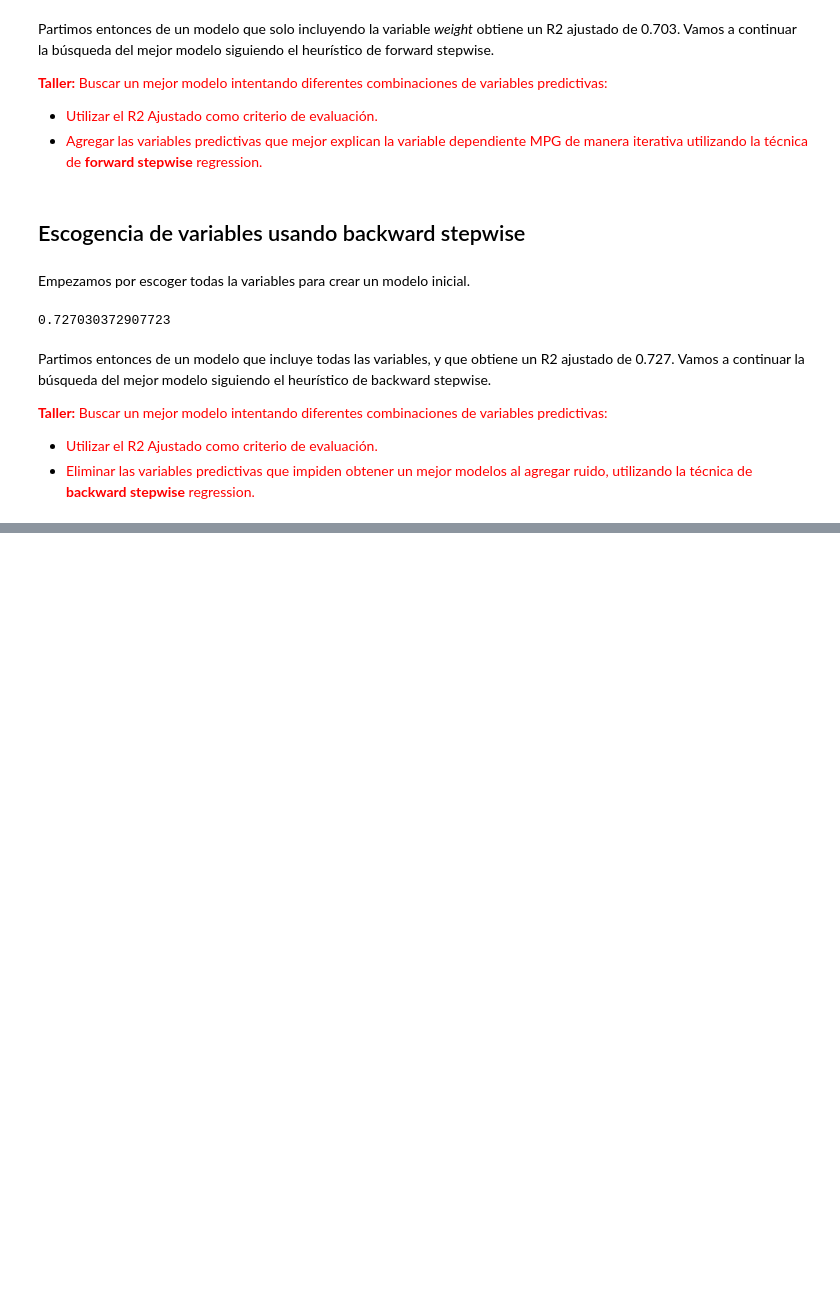
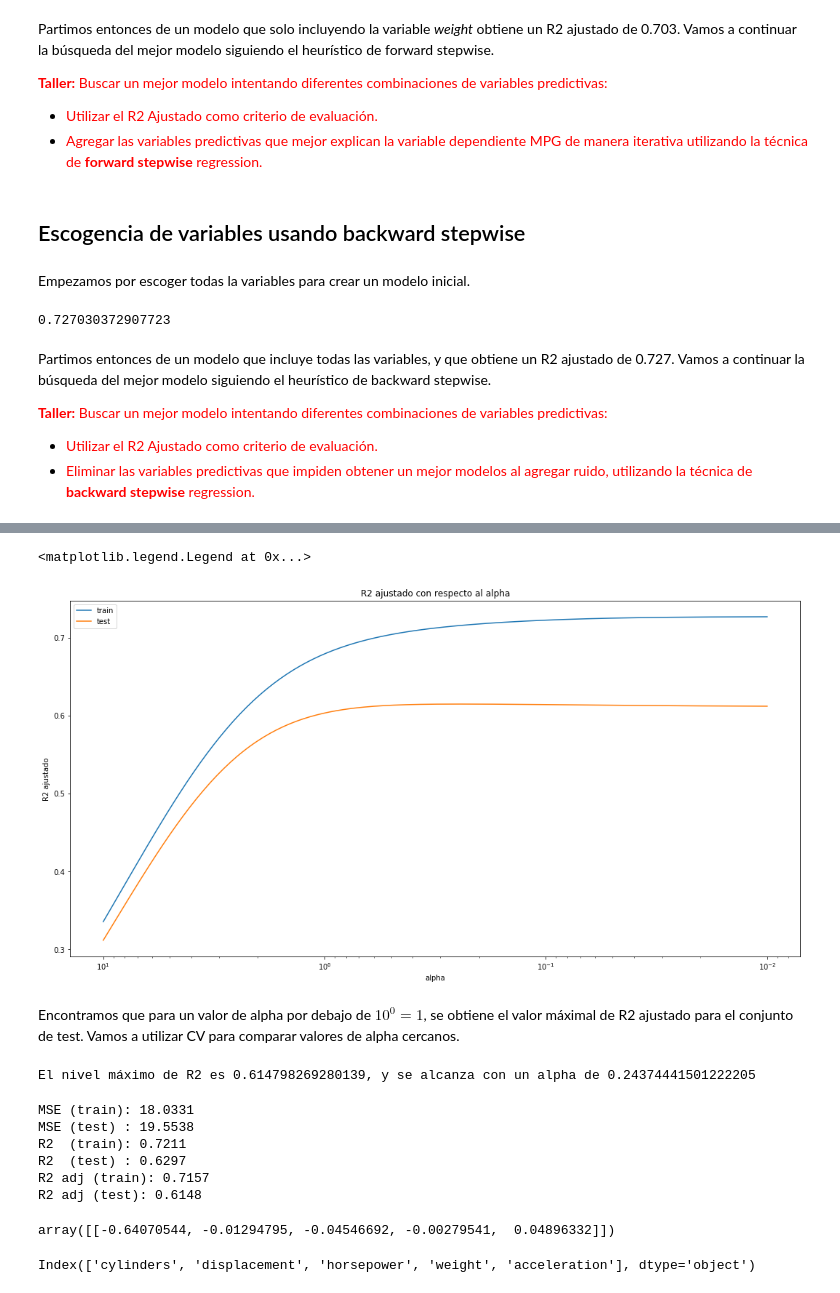
Before and after one commit to urcuqui/Ciencia-de-datos-ICESI, a Jupyter notebook: pregrado/10 - Sup-LinReg+LogReg+NN/01_Regresión Lineal - 1 - MPG - STUD.ipynb, the cells around one changed output, grey strips where cells are left out. Drawn from its saved outputs; the diff is of its cells as text; code cells hidden in the pictures; blank space fills up the shorter version.

```diff
--- a/pregrado/10 - Sup-LinReg+LogReg+NN/01_Regresión Lineal - 1 - MPG - STUD.ipynb
+++ b/pregrado/10 - Sup-LinReg+LogReg+NN/01_Regresión Lineal - 1 - MPG - STUD.ipynb
@@ -350,0 +360,3 @@ Partimos entonces de un modelo que incluye todas las variables, y que obtiene un
+# %%
+regr = linear_model.LinearRegression(normalize=True)
+regr.fit(train_x, train_y)
@@ -350,0 +476,54 @@ Partimos entonces de un modelo que incluye todas las variables, y que obtiene un
+# %%
+plt.figure(figsize=(18,9))
+ax = plt.gca()
+plt.plot(alphas, r2adj_vecs)
+ax.set_xscale('log')
+ax.set_xlim(ax.get_xlim()[::-1])  # reverse axis
+plt.axis('tight')
+plt.xlabel('alpha')
+plt.ylabel('R2 ajustado')
+plt.title('R2 ajustado con respecto al alpha')
+plt.legend(['train', 'test'])
+# %% [output]
+<matplotlib.legend.Legend at 0x...>
+[figure, added]
+# %% [markdown]
+Encontramos que para un valor de alpha por debajo de $10^0=1$, se obtiene el valor máximal de R2 ajustado para el conjunto de test.
+Vamos a utilizar CV para comparar valores de alpha cercanos.
+# %%
+indiceMax = np.argmax(r2adj_test_vec)
+r2Max = r2adj_test_vec[indiceMax]
+alphaMax = alphas[indiceMax]
+print("El nivel máximo de R2 es {}, y se alcanza con un alpha de {}".format(r2Max, alphaMax))
+# %% [output]
+El nivel máximo de R2 es 0.614798269280139, y se alcanza con un alpha de 0.24374441501222205
+# %%
+ridgereg = linear_model.Ridge(alpha=alphaMax, normalize=True)
+ridgereg.fit(train_x, train_y)
+
+train_y_pred = ridgereg.predict(train_x)
+test_y_pred = ridgereg.predict(test_x)
+train_y_pred[0:5]
+print("MSE (train): %.4f" % mean_squared_error(train_y, train_y_pred))
+print("MSE (test) : %.4f" % mean_squared_error(test_y, test_y_pred))
+print('R2  (train): %.4f' % r2_score(train_y, train_y_pred))
+print('R2  (test) : %.4f' % r2_score(test_y, test_y_pred))
+r2_aj_train = 1 - (1-r2_score(train_y, train_y_pred))*(len(train_y)-1) / (len(train_y) - train_x.shape[1] - 1)
+print('R2 adj (train): %.4f' %r2_aj_train)
+r2_aj_test = 1 - (1-r2_score(test_y, test_y_pred))*(len(test_y)-1) / (len(test_y) - test_x.shape[1] - 1)
+print('R2 adj (test): %.4f' %r2_aj_test)
+# %% [output]
+MSE (train): 18.0331
+MSE (test) : 19.5538
+R2  (train): 0.7211
+R2  (test) : 0.6297
+R2 adj (train): 0.7157
+R2 adj (test): 0.6148
+# %%
+ridgereg.coef_
+# %% [output]
+array([[-0.64070544, -0.01294795, -0.04546692, -0.00279541,  0.04896332]])
+# %%
+train_x.columns
+# %% [output]
+Index(['cylinders', 'displacement', 'horsepower', 'weight', 'acceleration'], dtype='object')
```
Also changed, not shown: parts of 28 cells of this notebook.
